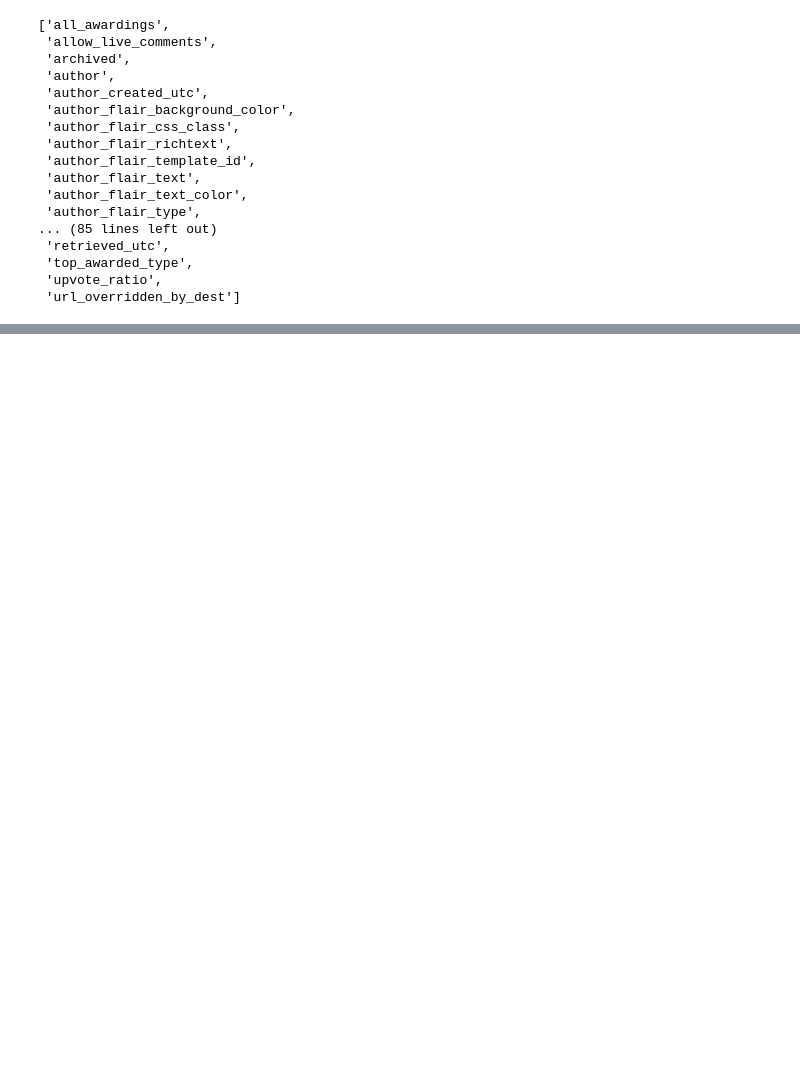
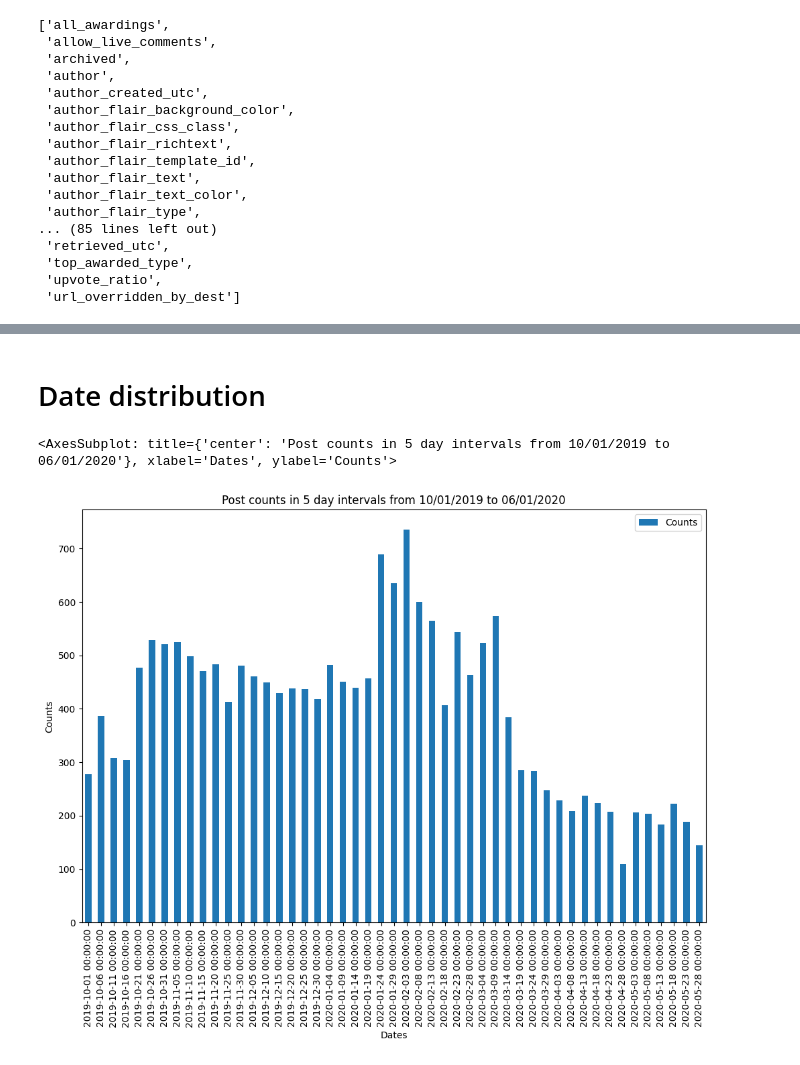
Before and after one commit to AlbertVong/Reddit-NBA-Upvote-Predictor, a Jupyter notebook: nbareddit_json_process.ipynb, the cells around one changed output, grey strips where cells are left out. Saved outputs shown, nothing was run; the diff lists cells and outputs as text; code cells hidden in the pictures; blank space fills up the shorter version.

```diff
--- a/nbareddit_json_process.ipynb
+++ b/nbareddit_json_process.ipynb
@@ -24,9 +25,9 @@ list(sub_df.columns)
  'upvote_ratio',
  'url_overridden_by_dest']
 # %%
-sub_df_filtered = sub_df[['title','score','num_comments','upvote_ratio',
+sub_df = sub_df[['title','score','num_comments','upvote_ratio',
                           'created_utc','category',
                           'media_metadata','is_video','media','is_self','media_embed',
                           'total_awards_received']]
 
-sub_df_filtered['created_utc'] = pd.to_datetime(sub_df_filtered['created_utc'],unit='s')
+sub_df['created_utc'] = pd.to_datetime(sub_df['created_utc'],unit='s')
@@ -66,0 +68,21 @@ sub_df.head(5)
+# %% [markdown]
+# Date distribution
+# %%
+#Use pd.Grouper in order to group posts by dates with a date interval of 5 days.
+#We get out a dataframe with the number of posts per 5 days from the start of the nba season to end of season
+
+date_df = sub_df.groupby(pd.Grouper(key='created_utc',freq='5D')).size().to_frame()
+
+#Rename columns so we have a clear x,y for plotting
+date_df.rename(columns = {date_df.columns[0]: "Counts"}, inplace = True)
+date_df.reset_index(inplace = True)
+
+#Plot using df.plot
+date_df.plot.bar(x='created_utc',y='Counts',
+                 figsize = (12,8),
+                 title = 'Post counts in 5 day intervals from 10/01/2019 to 06/01/2020',
+                 xlabel= 'Dates',
+                 ylabel= 'Counts')
+# %% [output]
+<AxesSubplot: title={'center': 'Post counts in 5 day intervals from 10/01/2019 to 06/01/2020'}, xlabel='Dates', ylabel='Counts'>
+[figure, added]
```
Also changed, not shown: parts of 20 cells of this notebook.
